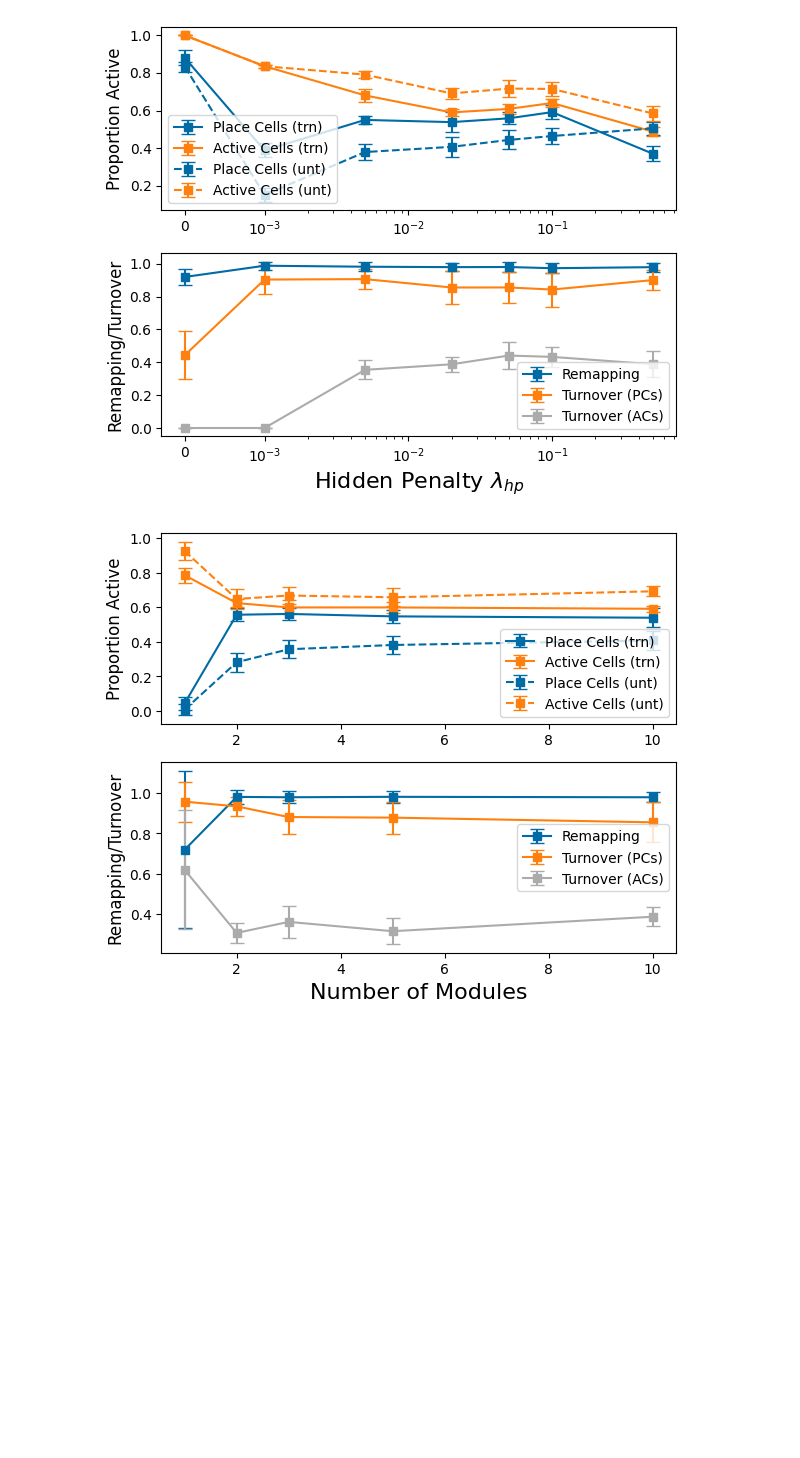
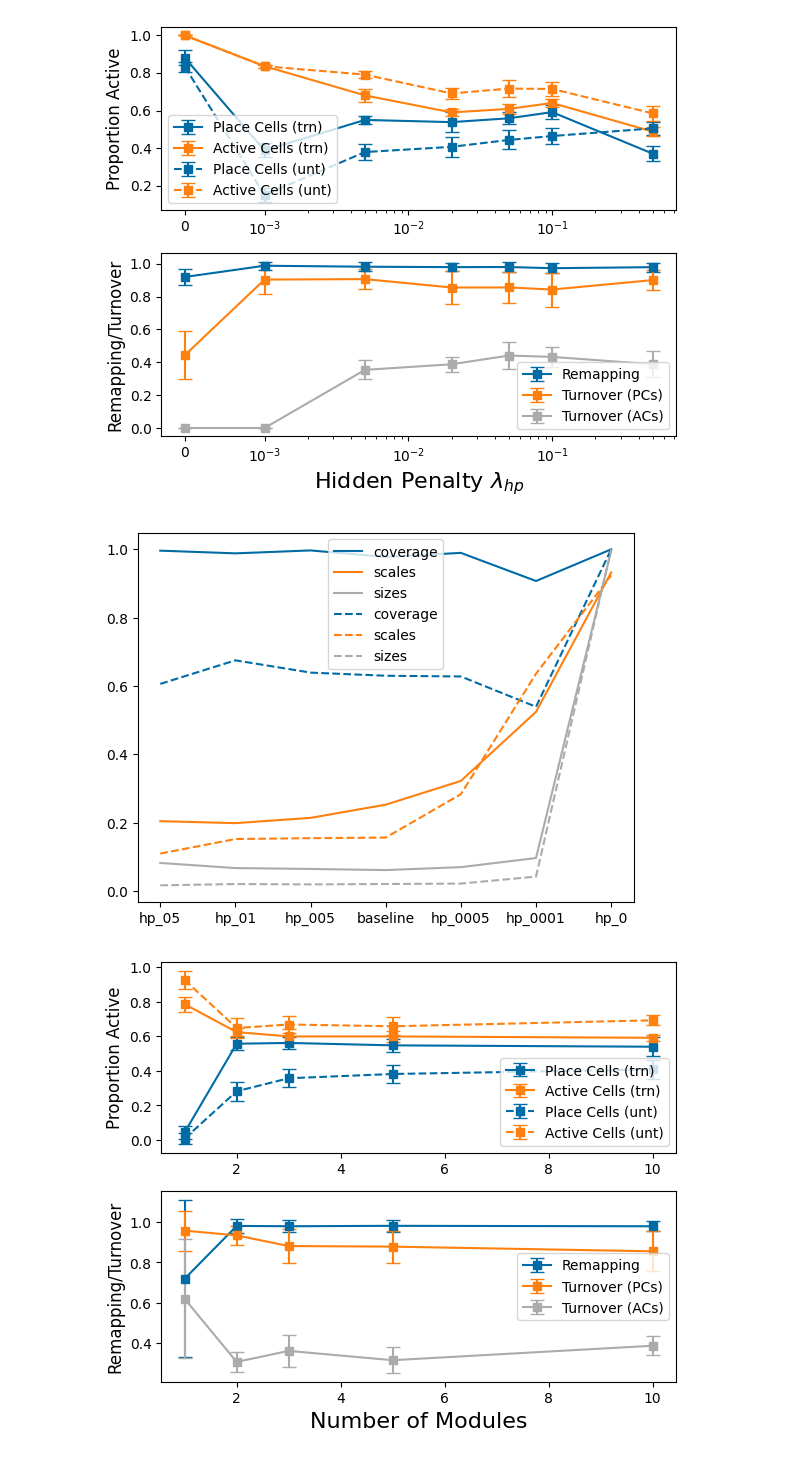
Before and after one commit to ChackMociute/Master-Thesis, a Jupyter notebook: analysis/remapping.ipynb, the cells around one changed output. Saved outputs shown, nothing was run; the diff lists cells and outputs as text; code cells hidden in the pictures; blank space fills up the shorter version.

```diff
--- a/analysis/remapping.ipynb
+++ b/analysis/remapping.ipynb
@@ -60,6 +68,10 @@ xlabel = 'Hidden Penalty $\\lambda_{hp}$'
 ma.plot_lines(xticks, xlabel, filename="../figs/remap_hp.png")
 # %% [output]
 [figure]
+# %%
+ma.plot_coverage_stats()
+# %% [output]
+[figure, added]
 # %%
 modules = ['1modules1024cells_homo', '2modules484cells', '3modules324cells', '5modules196cells', 'baseline']
 
```
Also changed, not shown: parts of 4 cells of this notebook, 1 other file.
